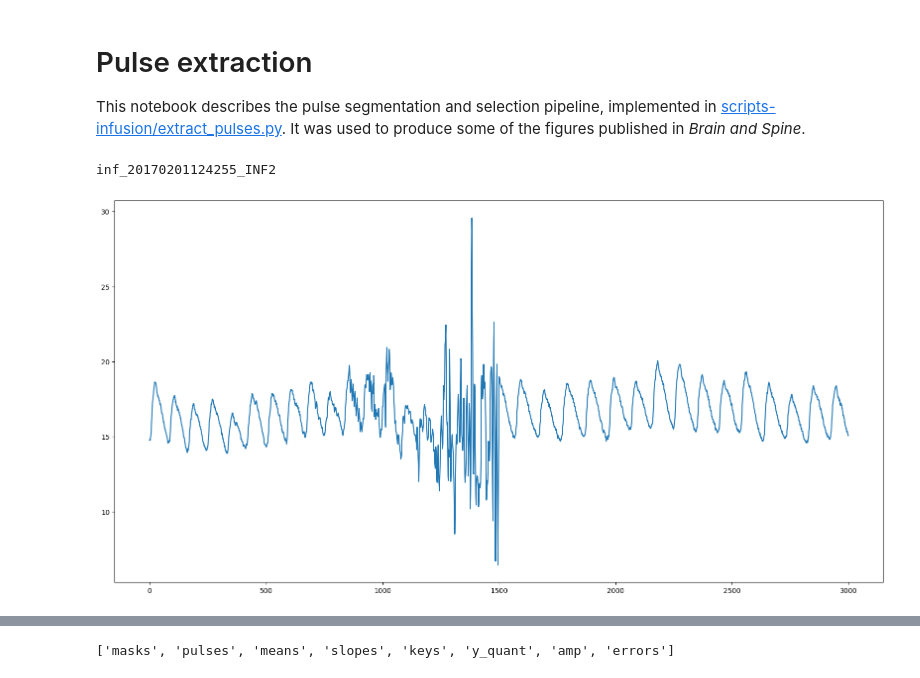
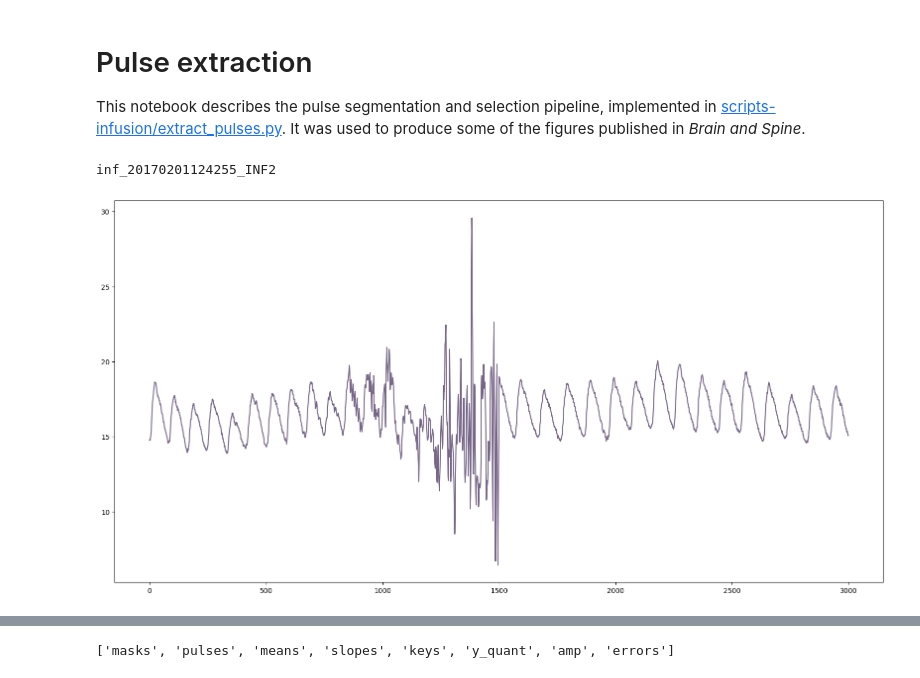
Before and after one commit to uartois-lml/revert-notebooks, a Jupyter notebook: pulse-extraction.ipynb, the cells around one changed output, grey strips where cells are left out. Drawn from its saved outputs; the diff is of its cells as text; code cells hidden in the pictures.

```diff
--- a/pulse-extraction.ipynb
+++ b/pulse-extraction.ipynb
@@ -19,22 +19,22 @@ This notebook describes the pulse segmentation and selection pipeline, implement
 # %%
 """ Load ICP portion from file """
 
 db = infusion.Dataset('no_shunt')
 f = db.get(190)
 print(f.key)
 
 minutes = .5
 fs      = 100
 Npts    = int(minutes * 60 * fs)
 
 icp = f.icp(Npts)
 
 plt.figure(figsize=(20, 10))
-plt.plot(icp)
+plt.plot(icp, c='#768')
 plt.savefig('img/raw_icp.svg')
 # %% [output]
 inf_20170201124255_INF2
-[figure, old version]
+[figure, new version]
 # %%
 extractPulses = infusion.ExtractPulses(minutes=minutes)
 
```
Also changed, not shown: parts of 3 cells of this notebook, 1 other file.
